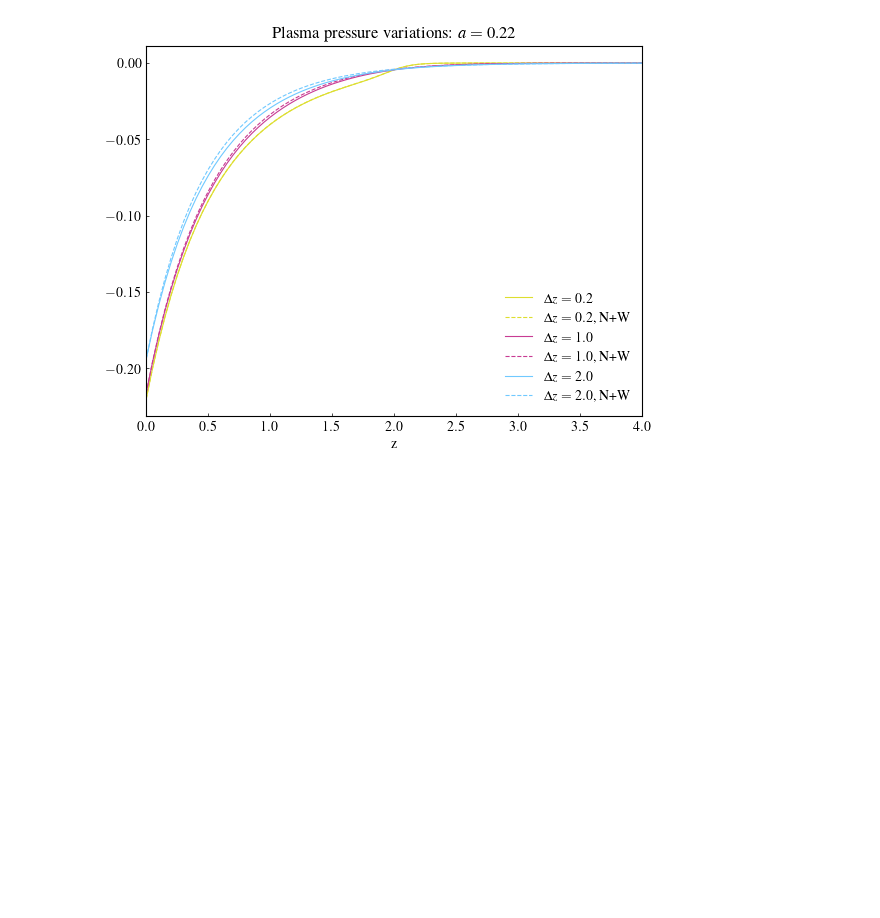
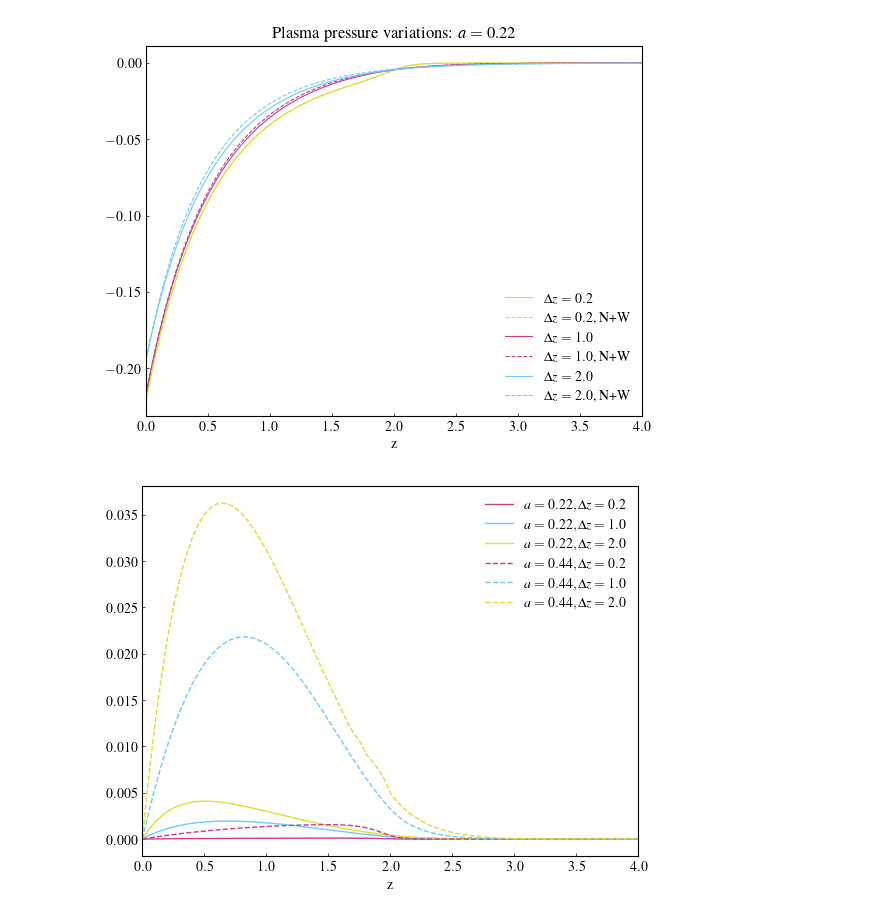
Before and after one commit to LMNadol/mflex, a Jupyter notebook: mhsflex/calculate_plasma_pressure.ipynb, the cells around one changed output. Drawn from its saved outputs; the diff is of its cells as text; code cells hidden in the pictures; blank space fills up the shorter version.

```diff
--- a/mhsflex/calculate_plasma_pressure.ipynb
+++ b/mhsflex/calculate_plasma_pressure.ipynb
@@ -93,3 +93,8 @@ data3d_10 = calculate_magfield(data2d, a, b, alpha, z0, 1.0)
 data3dNW_10 = calculate_magfield(data2d, a, b, alpha, z0, 1.0, asymptotic=False)
 data3d_20 = calculate_magfield(data2d, a, b, alpha, z0, 2.0)
 data3dNW_20 = calculate_magfield(data2d, a, b, alpha, z0, 2.0, asymptotic=False)
+# %%
+a = 0.22
+alpha = 0.05
+b = 1.0
+z0 = 2.0
@@ -561,6 +573,12 @@ error02_max = np.zeros_like(z_arr)
 error10_max = np.zeros_like(z_arr)
 
 error20_max = np.zeros_like(z_arr)
+
+error02_max_22 = np.zeros_like(z_arr)
+
+error10_max_22 = np.zeros_like(z_arr)
+
+error20_max_22 = np.zeros_like(z_arr)
 # %%
 for iz in range(nresol_z):
     error02_max[iz] = abs(
@@ -572,6 +590,15 @@ for iz in range(nresol_z):
     error20_max[iz] = abs(
         data3d_20.dpressure[:, :, iz] - data3dNW_20.dpressure[:, :, iz]
     ).max()
+    error02_max_22[iz] = abs(
+        data3d_02_22.dpressure[:, :, iz] - data3dNW_02_22.dpressure[:, :, iz]
+    ).max()
+    error10_max_22[iz] = abs(
+        data3d_10_22.dpressure[:, :, iz] - data3dNW_10_22.dpressure[:, :, iz]
+    ).max()
+    error20_max_22[iz] = abs(
+        data3d_20_22.dpressure[:, :, iz] - data3dNW_20_22.dpressure[:, :, iz]
+    ).max()
 # %%
 fig, ax1 = plt.subplots()
 
@@ -687,3 +714,78 @@ plt.savefig(plotname, dpi=600, bbox_inches="tight", pad_inches=0.1)
 plt.show()
 # %% [output]
 [figure]
+# %%
+fig, ax1 = plt.subplots()
+
+ax1.plot(
+    data3d_20.z,
+    error02_max_22,
+    linewidth=1.0,
+    linestyle="solid",
+    color=c5,
+    label=r"$a = 0.22, \Delta z = 0.2$",
+)
+ax1.plot(
+    data3d_20.z,
+    error10_max_22,
+    linewidth=1.0,
+    linestyle="solid",
+    color=c1,
+    label=r"$a = 0.22, \Delta z = 1.0$",
+)
+ax1.plot(
+    data3d_20.z,
+    error20_max_22,
+    linewidth=1.0,
+    linestyle="solid",
+    color=c8,
+    label=r"$a = 0.22, \Delta z = 2.0$",
+)
+
+ax1.plot(
+    data3d_20.z,
+    error02_max,
+    linewidth=1.0,
+    linestyle="dashed",
+    color=c5,
+    label=r"$a = 0.44, \Delta z = 0.2$",
+)
+ax1.plot(
+    data3d_20.z,
+    error10_max,
+    linewidth=1.0,
+    linestyle="dashed",
+    color=c1,
+    label=r"$a = 0.44, \Delta z = 1.0$",
+)
+ax1.plot(
+    data3d_20.z,
+    error20_max,
+    linewidth=1.0,
+    linestyle="dashed",
+    color=c8,
+    label=r"$a = 0.44, \Delta z = 2.0$",
+)
+
+
+ax1.set_xlabel("z")
+plt.xlim([0, 2 * z0])
+plt.legend(frameon=False)
+ax1.tick_params(direction="in", length=2, width=0.5)
+
+# plt.title(
+#     r"$\Delta p$ maximal error"
+# )
+lines1, labels1 = ax1.get_legend_handles_labels()
+
+lines = lines1
+labels = labels1
+# ax1.set_ylabel(r"$\Delta p$")
+# ax1.set_xscale("log")
+
+plt.legend(lines, labels, frameon=False)
+plotname = "/Users/lilli/Desktop/Thesis/Performance/P/" + str(a) + "/maxerror_by_z_all.png"
+plt.savefig(plotname, dpi=600, bbox_inches="tight", pad_inches=0.1)
+plt.show()
+# %% [output]
+[figure, added]
```
Also changed, not shown: parts of 7 cells of this notebook, 7 other files.
